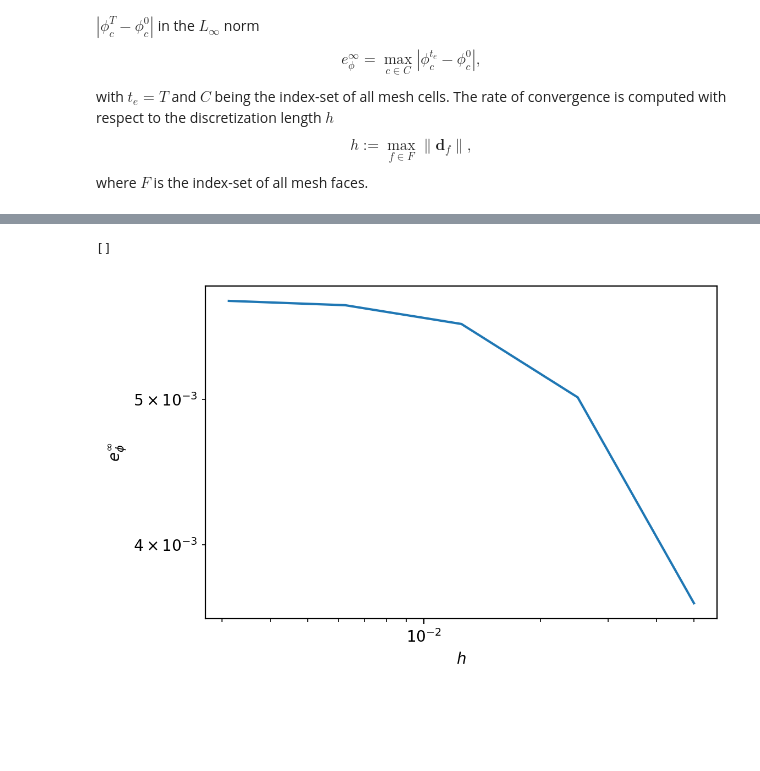
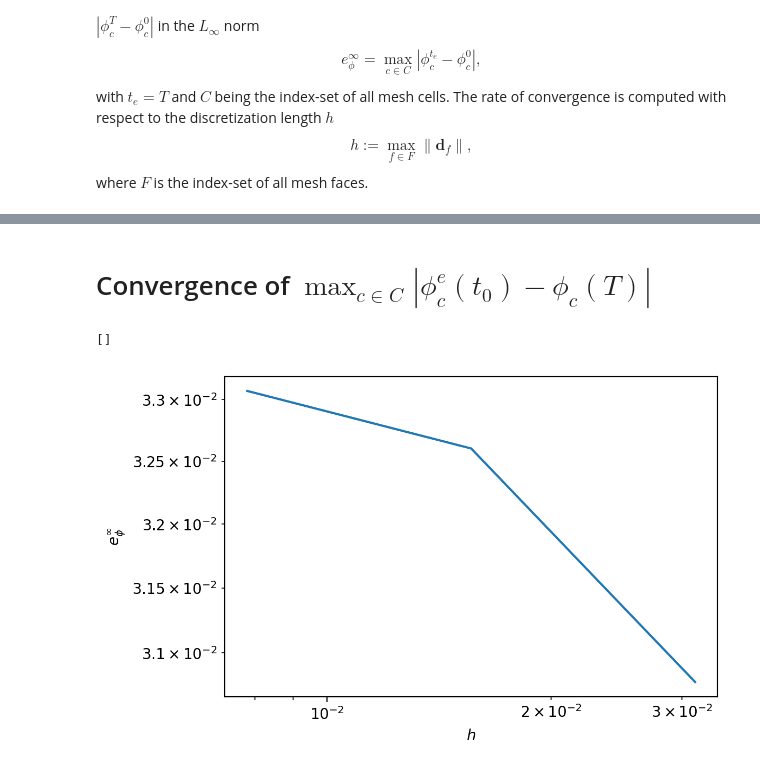
Before and after one commit to tmaric/leia, a Jupyter notebook: cases/shear2D.ipynb, the cells around one changed output, grey strips where cells are left out. Saved outputs shown, nothing was run; the diff lists cells and outputs as text; code cells hidden in the pictures; blank space fills up the shorter version.

Commit message:
E08: marker field model convergence

```diff
--- a/cases/shear2D.ipynb
+++ b/cases/shear2D.ipynb
@@ -27,16 +27,17 @@ import os
 
 # Find all "leiaLevelSetFoam.csv" files in parameter study folders
 csv_filename = "leiaLevelSetFoam.csv"
+study_pattern = "convergence"
 shear_2D_files = [os.path.join(folder, csv_filename)
                   for folder in os.listdir(os.curdir)
-                  if os.path.isfile(os.path.join(folder, csv_filename))]
+                  if os.path.isfile(os.path.join(folder, csv_filename))
+                  and study_pattern in folder]
 shear_2D_files.sort()
 
 # Read all "leiaLevelSetFoam.csv" files as pandas.DataFrame
-cols = ["H", "E_PHI_INF"]
-shear_2D_dframe = pd.DataFrame(columns=cols)
+shear_2D_dframes = []
 for shear_2D_file in shear_2D_files:
-    shear_2D_data = pd.read_csv(shear_2D_file, header=None, names=cols)
-    shear_2D_dframe = pd.concat([shear_2D_dframe, shear_2D_data])
+    shear_2D_dframes.append(pd.read_csv(shear_2D_file, header=0))
 
-print(shear_2D_dframe)
+shear_2D_dframe = pd.concat(shear_2D_dframes, ignore_index=True)
+shear_2D_dframe.to_csv("shear-2D.csv")
@@ -50,10 +76,12 @@ print(shear_2D_dframe)
+# %% [markdown]
+# Convergence of $\max_{c \in C} |\phi^e_c(t_0) - \phi_c(T)|$
 # %%
 from matplotlib import rcParams
 rcParams["figure.dpi"] = 200
-plt.plot(shear_2D_dframe["H"], shear_2D_dframe["E_PHI_INF"])
+plt.plot(shear_2D_dframe["H"], shear_2D_dframe["L_INF_E_PHI"])
 plt.xlabel("$h$")
 plt.ylabel("$e_\phi^\infty$")
 plt.loglog()
 # %% [output]
 []
-[figure, old version]
+[figure, new version]
```
Also changed, not shown: parts of 3 cells of this notebook.
